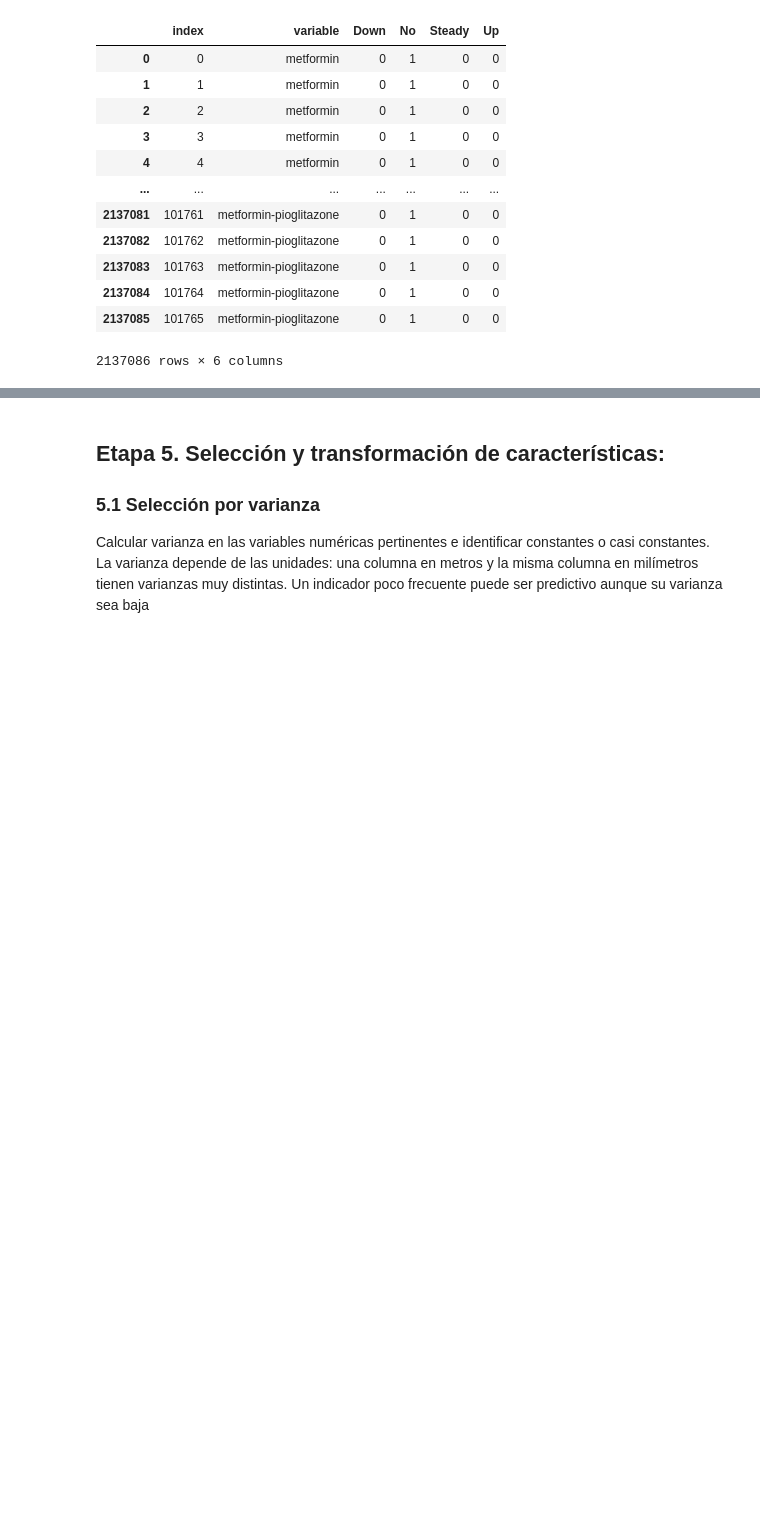
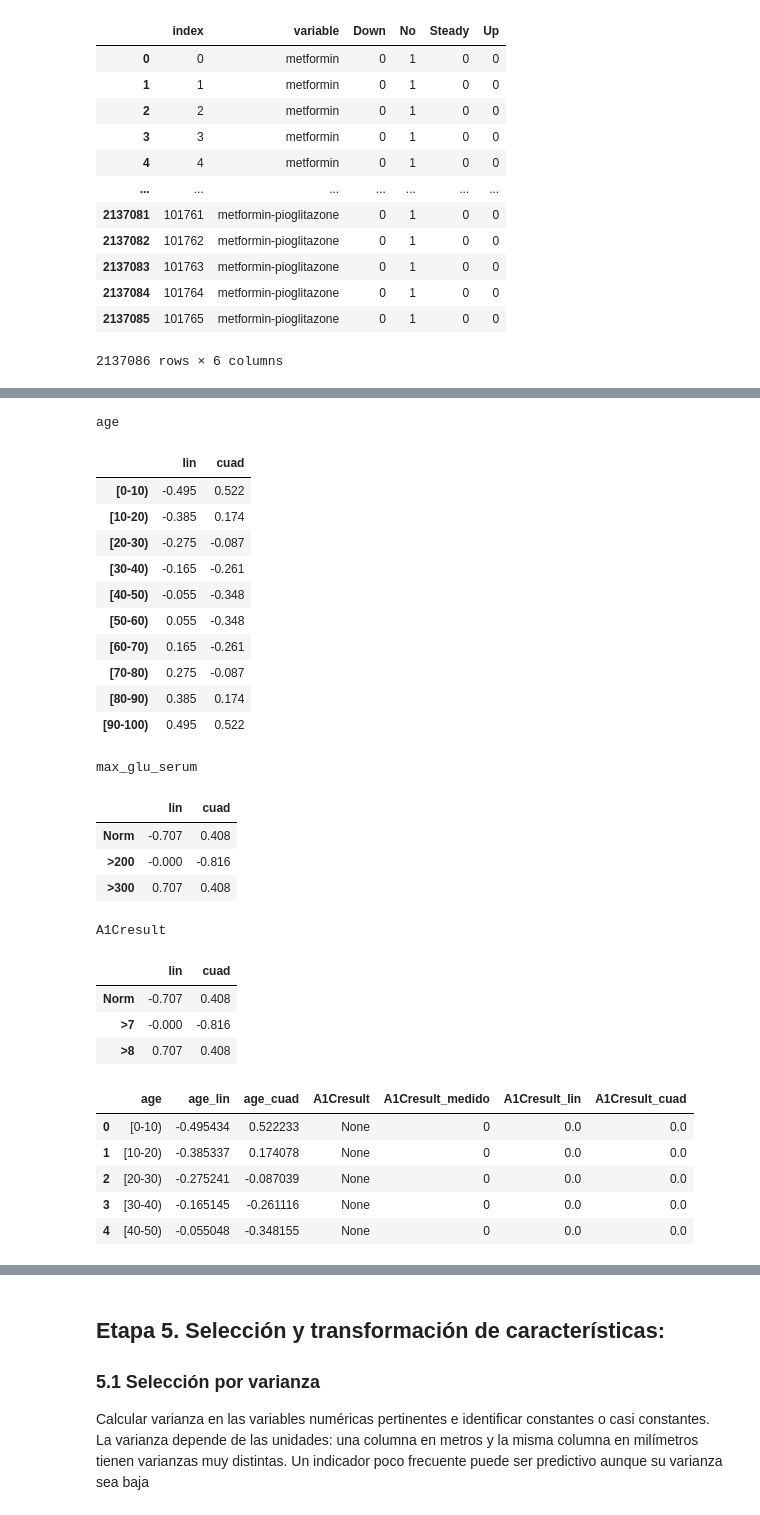
Before and after one commit to rossdcc/Proyecto_diabetes, a Jupyter notebook: Guia_Proyecto_Final_Equipo4.ipynb, the cells around one changed output, grey strips where cells are left out. Cells and saved outputs as stored; diff of their text form; code cells hidden in the pictures; blank space fills up the shorter version.

```diff
--- a/Guia_Proyecto_Final_Equipo4.ipynb
+++ b/Guia_Proyecto_Final_Equipo4.ipynb
@@ -802,0 +826,6 @@ print(df_imputado.shape)
+# %%
+df_imputado["readmitted_30"] = (df_imputado["readmitted"] == "<30").astype(int)
+
+print(df_imputado["readmitted_30"].value_counts().rename({0: "No evento (0)", 1: "Reingreso <30 días (1)"}))
+print(f"Proporción del evento: {df_imputado['readmitted_30'].mean() * 100:.1f}%  (clase minoritaria)")
+pd.crosstab(df_imputado["readmitted"], df_imputado["readmitted_30"])
@@ -1095,0 +1073,65 @@ plt.show()
+# %%
+def contrastes_polinomicos(niveles, grado=2):
+    """Contrastes polinómicos ortogonales (como contr.poly de R) para niveles ordenados y equiespaciados.
+    Devuelve un DataFrame con una fila por nivel: columna 'lin' (tendencia) y 'cuad' (curvatura)."""
+    k = len(niveles)
+    x = np.arange(k) - (k - 1) / 2
+    V = np.vander(x, grado + 1, increasing=True)      # columnas: 1, x, x^2
+    Q, _ = np.linalg.qr(V)                            # ortogonalización
+    Q = Q[:, 1:]                                      # se quita la constante
+    Q = Q * np.sign(Q[-1, :])                         # cada componente es positiva en el último nivel
+    return pd.DataFrame(Q, index=niveles, columns=["lin", "cuad", "cub"][:grado])
+
+orden_ordinales = {
+    "age": ["[0-10)", "[10-20)", "[20-30)", "[30-40)", "[40-50)",
+            "[50-60)", "[60-70)", "[70-80)", "[80-90)", "[90-100)"],
+    "max_glu_serum": ["Norm", ">200", ">300"],      # "None" = no medido (fuera de la escala)
+    "A1Cresult": ["Norm", ">7", ">8"],              # "None" = no medido (fuera de la escala)
+}
+# %%
+for col, orden in orden_ordinales.items():
+    # Validación: no debe haber categorías fuera del orden definido
+    extra = set(df_imputado[col].unique()) - set(orden) - {"None"}
+    assert not extra, f"{col}: categorías sin orden definido {extra}"
+
+    contr = contrastes_polinomicos(orden)
+    if col != "age":
+        df_imputado[col + "_medido"] = (df_imputado[col] != "None").astype(int)
+    for comp in contr.columns:
+        # "None" (no medido) no está en contr -> 0 en el contraste
+        df_imputado[f"{col}_{comp}"] = df_imputado[col].map(contr[comp]).fillna(0.0)
+
+for col, orden in orden_ordinales.items():
+    print(col)
+    display(contrastes_polinomicos(orden).round(3))
+
+df_imputado[["age", "age_lin", "age_cuad", "A1Cresult", "A1Cresult_medido", "A1Cresult_lin", "A1Cresult_cuad"]].head()
+# %% [output]
+age
+|  | lin | cuad |
+| [0-10) | -0.495 | 0.522 |
+| [10-20) | -0.385 | 0.174 |
+| [20-30) | -0.275 | -0.087 |
+| [30-40) | -0.165 | -0.261 |
+| [40-50) | -0.055 | -0.348 |
+| [50-60) | 0.055 | -0.348 |
+| [60-70) | 0.165 | -0.261 |
+| [70-80) | 0.275 | -0.087 |
+| [80-90) | 0.385 | 0.174 |
+| [90-100) | 0.495 | 0.522 |
+max_glu_serum
+|  | lin | cuad |
+| Norm | -0.707 | 0.408 |
+| >200 | -0.000 | -0.816 |
+| >300 | 0.707 | 0.408 |
+A1Cresult
+|  | lin | cuad |
+| Norm | -0.707 | 0.408 |
+| >7 | -0.000 | -0.816 |
+| >8 | 0.707 | 0.408 |
+|  | age | age_lin | age_cuad | A1Cresult | A1Cresult_medido | A1Cresult_lin | A1Cresult_cuad |
+| 0 | [0-10) | -0.495434 | 0.522233 | None | 0 | 0.0 | 0.0 |
+| 1 | [10-20) | -0.385337 | 0.174078 | None | 0 | 0.0 | 0.0 |
+| 2 | [20-30) | -0.275241 | -0.087039 | None | 0 | 0.0 | 0.0 |
+| 3 | [30-40) | -0.165145 | -0.261116 | None | 0 | 0.0 | 0.0 |
+| 4 | [40-50) | -0.055048 | -0.348155 | None | 0 | 0.0 | 0.0 |
```
Also changed, not shown: parts of 27 cells of this notebook.
